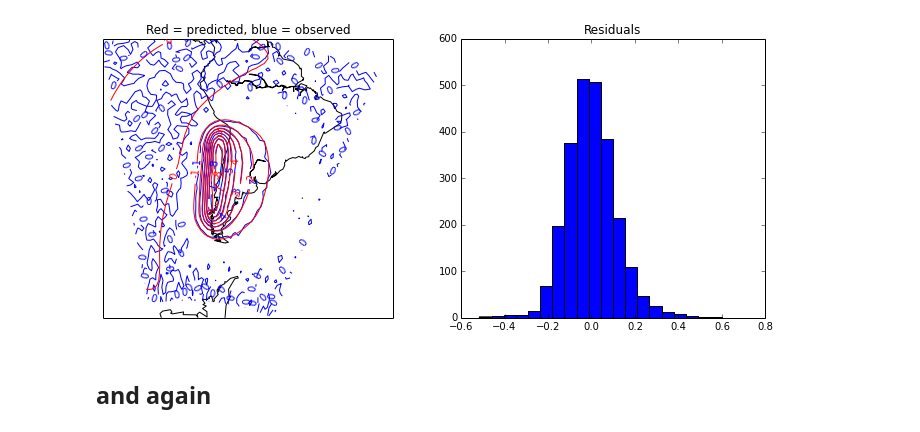
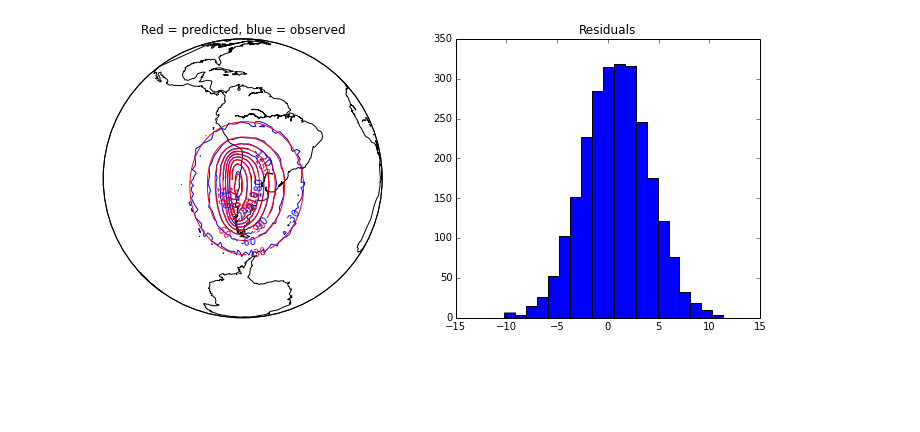
Before and after one commit to leouieda/egu2014, a Jupyter notebook: notebooks/subduction.ipynb, the cells around one changed output. Saved outputs shown, nothing was run; the diff lists cells and outputs as text; code cells hidden in the pictures; blank space fills up the shorter version.

```diff
--- a/notebooks/subduction.ipynb
+++ b/notebooks/subduction.ipynb
@@ -93,12 +119,10 @@ myv.tesseroids(seeds, color=(1, 0, 0))
 myv.tesseroids(model, opacity=0.4)
 myv.show()
 # %%
-solver = (
-     #Gravity(lons, lats, heights, gz, mesh, field='gz')
-      Gravity(lons, lats, heights, gzz, mesh, field='gzz')
-     #+ Gravity(lons, lats, heights, gyz, mesh, field='gyz')
-     #+ Gravity(lons, lats, heights, potential, mesh, field='potential')
-     )
-data = [gzz]
-#data = [gz, potential, gzz, gyz]
-#data = [gz, potential, gzz]
+solver = (Gravity(lons, lats, heights, gzz, mesh, field='gzz')
+          + Gravity(lons, lats, heights, gxx, mesh, field='gxx')
+          + Gravity(lons, lats, heights, gyy, mesh, field='gyy')
+          )
+# %%
+solver.config('planting', seeds=seeds, compactness=0.01, threshold=0.001).fit()
+mesh.addprop('density', solver.estimate_)
@@ -104,0 +144,3 @@ data = [gzz]
+# %%
+solver.config('planting', seeds=seeds, compactness=0.02, threshold=0.001).fit()
+mesh.addprop('density', solver.estimate_)
@@ -125,0 +180,2 @@ def spine(mesh):
+# %%
+solver = Gravity(lons, lats, heights, gz, mesh, field='gz')
@@ -136,11 +215,9 @@ myv.show()
 solver.config('planting', seeds=seeds, compactness=0.1, threshold=0.001).fit()
 mesh.addprop('density', solver.estimate_)
 # %%
-plots(solver)
+plots(solver, [gz])
 # %% [output]
-[figure, old version]
+[figure, new version]
-# %% [markdown]
-## and again
 # %%
 locations = spine(mesh)
 # %%
```
Also changed, not shown: parts of 43 cells of this notebook.
